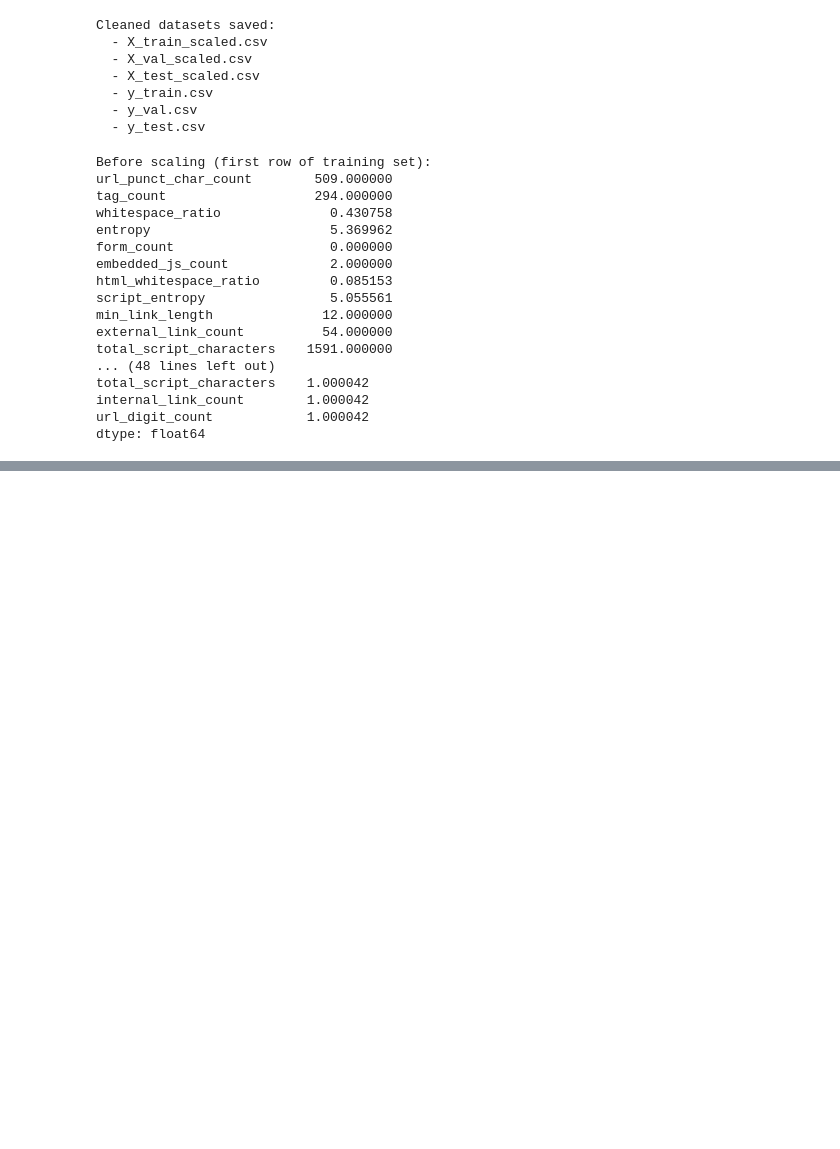
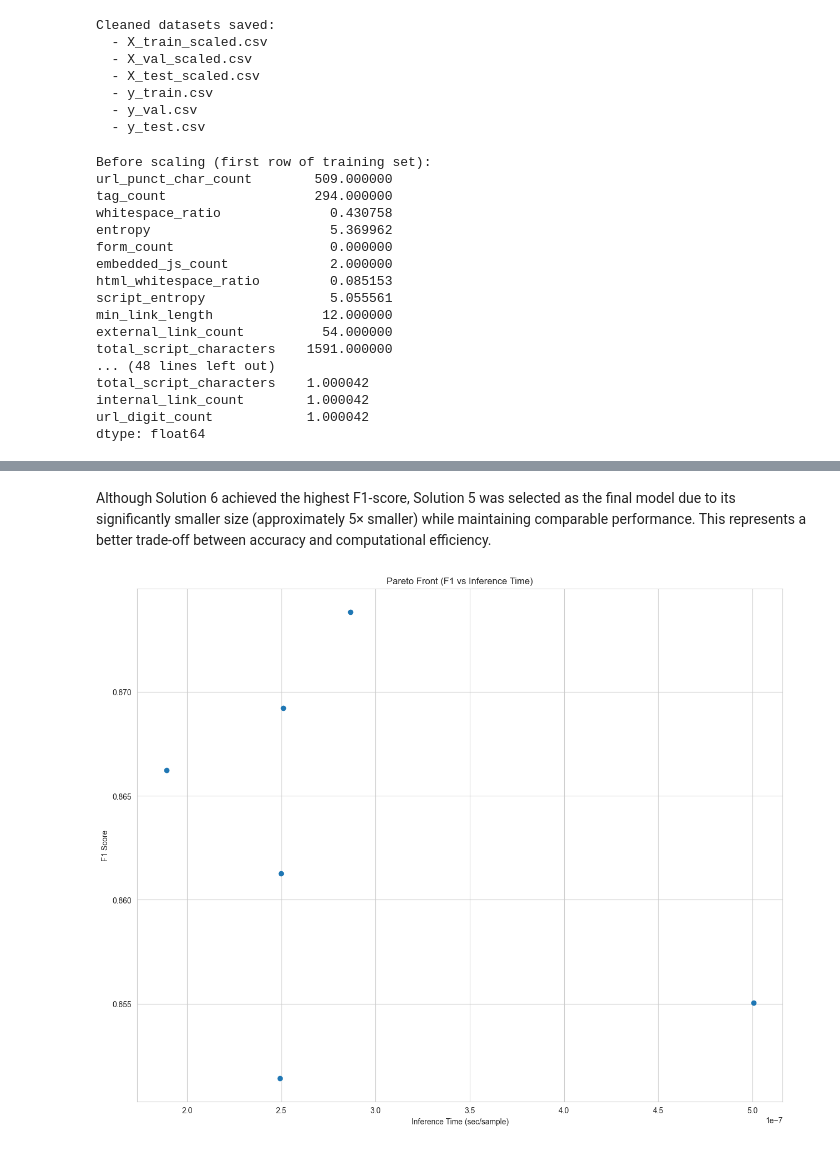
Before and after one commit to mishellguanoc/Multi-ObjectiveOptimization, a Jupyter notebook: eda_organized.ipynb, the cells around one changed output, grey strips where cells are left out. Cells and saved outputs as stored; diff of their text form; code cells hidden in the pictures; blank space fills up the shorter version.

Commit message:
uploading training multi-objective

```diff
--- a/eda_organized.ipynb
+++ b/eda_organized.ipynb
@@ -520,0 +743,9 @@ dtype: float64
+# %%
+# Multi-objective optimization:
+# maximize F1, minimize inference time, minimize model size
+
+study_multi = optuna.create_study(
+    directions=["maximize", "minimize", "minimize"]
+)
+
+study_multi.optimize(objective_multi, n_trials=30)
@@ -520,0 +767,14 @@ dtype: float64
+# %%
+# Pareto-optimal solutions
+pareto_trials = study_multi.best_trials
+
+print(f"Number of Pareto optimal solutions: {len(pareto_trials)}\n")
+
+for i, t in enumerate(pareto_trials):
+    print(f"Solution {i+1}:")
+    print(f"  F1-score: {t.values[0]:.4f}")
+    print(f"  Inference time: {t.values[1]:.6f} sec/sample")
+    print(f"  Model size: {t.values[2]:.4f} MB")
+    print(f"  Accuracy: {t.user_attrs['accuracy']:.4f}")
+    print(f"  Params: {t.params}")
+    print("-" * 50)
@@ -520,0 +799,15 @@ dtype: float64
+# %% [markdown]
+Although Solution 6 achieved the highest F1-score, Solution 5 was selected as the final model due to its significantly smaller size (approximately 5× smaller) while maintaining comparable performance. This represents a better trade-off between accuracy and computational efficiency.
+# %%
+import matplotlib.pyplot as plt  # Plotting Pareto front
+
+f1_vals = [t.values[0] for t in pareto_trials]
+time_vals = [t.values[1] for t in pareto_trials]
+
+plt.scatter(time_vals, f1_vals)
+plt.xlabel("Inference Time (sec/sample)")
+plt.ylabel("F1 Score")
+plt.title("Pareto Front (F1 vs Inference Time)")
+plt.show()
+# %% [output]
+[figure, added]
```
Also changed, not shown: parts of 24 cells of this notebook, 1 other file.
